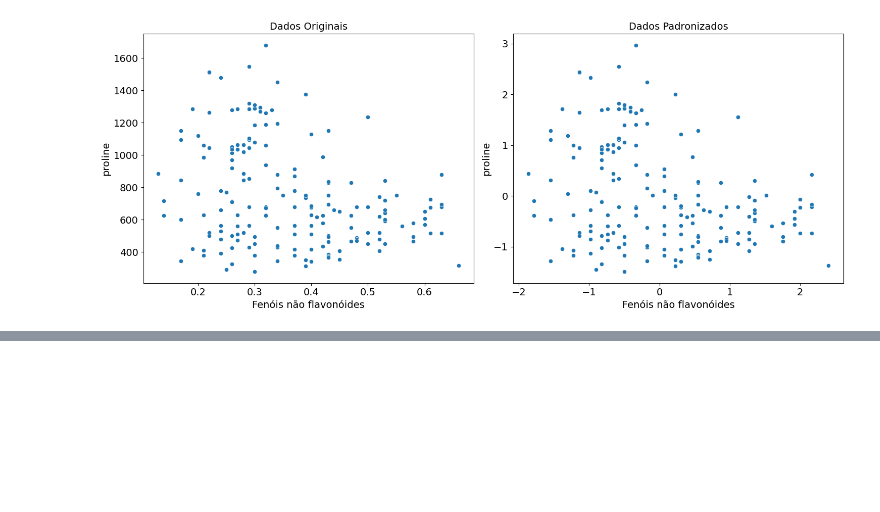
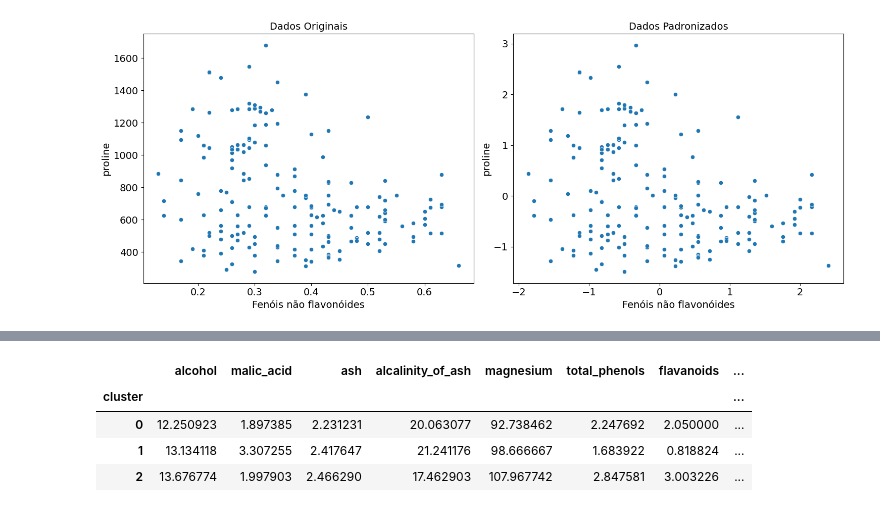
Before and after one commit to Andre-Krasnievicz/Wine-KMeans, a Jupyter notebook: Wine_KMeans.ipynb, the cells around one changed output, grey strips where cells are left out. Saved outputs shown, nothing was run; the diff lists cells and outputs as text; code cells hidden in the pictures; blank space fills up the shorter version.

```diff
--- a/Wine_KMeans.ipynb
+++ b/Wine_KMeans.ipynb
@@ -204,0 +321,9 @@ plt.show()
+# %%
+cluster_means = df.groupby('cluster').mean()
+cluster_means
+# %% [output]
+|  | alcohol | malic_acid | ash | alcalinity_of_ash | magnesium | total_phenols | flavanoids | ... |
+| cluster |  |  |  |  |  |  |  | ... |
+| 0 | 12.250923 | 1.897385 | 2.231231 | 20.063077 | 92.738462 | 2.247692 | 2.050000 | ... |
+| 1 | 13.134118 | 3.307255 | 2.417647 | 21.241176 | 98.666667 | 1.683922 | 0.818824 | ... |
+| 2 | 13.676774 | 1.997903 | 2.466290 | 17.462903 | 107.967742 | 2.847581 | 3.003226 | ... |
```
Also changed, not shown: parts of 18 cells of this notebook.
